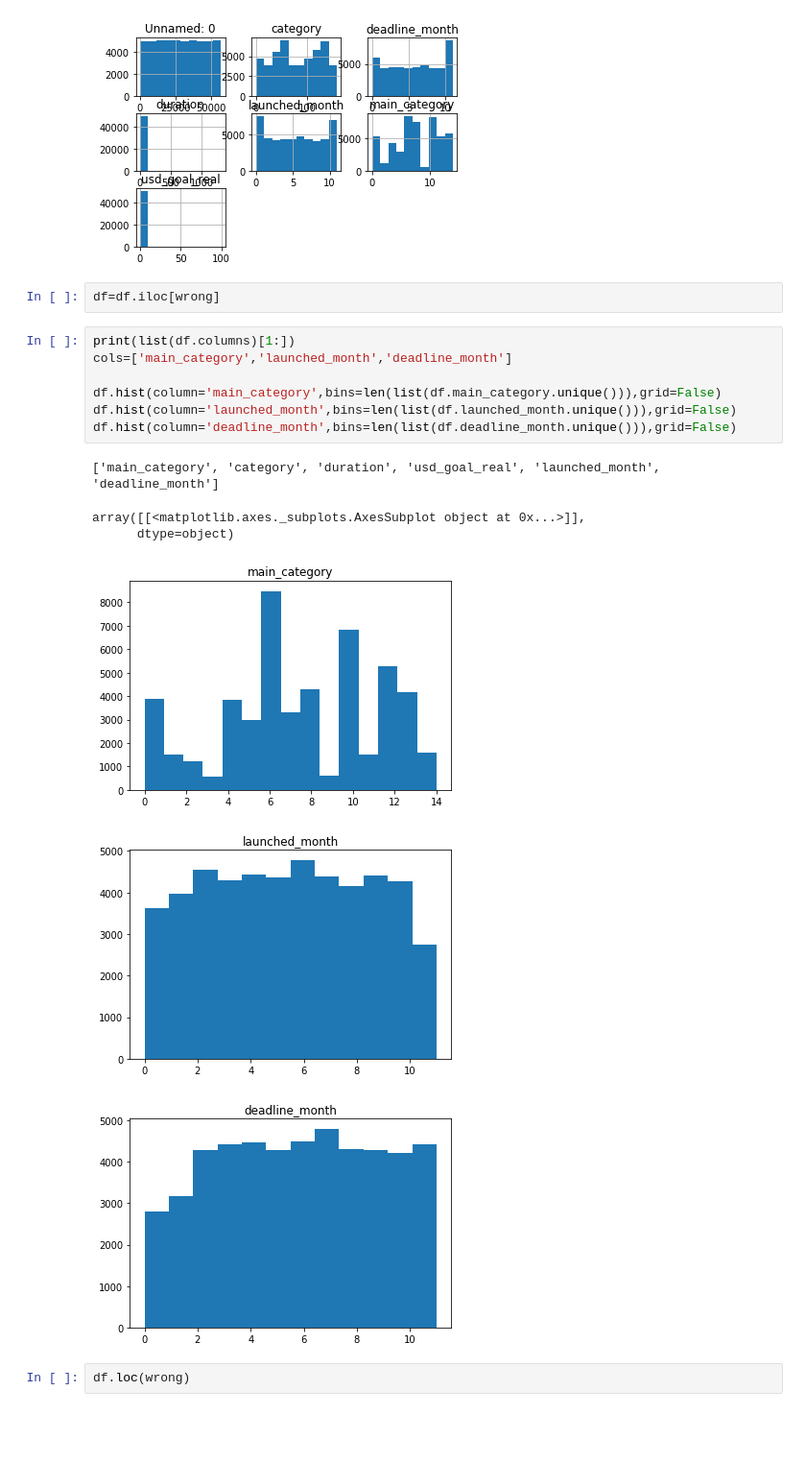
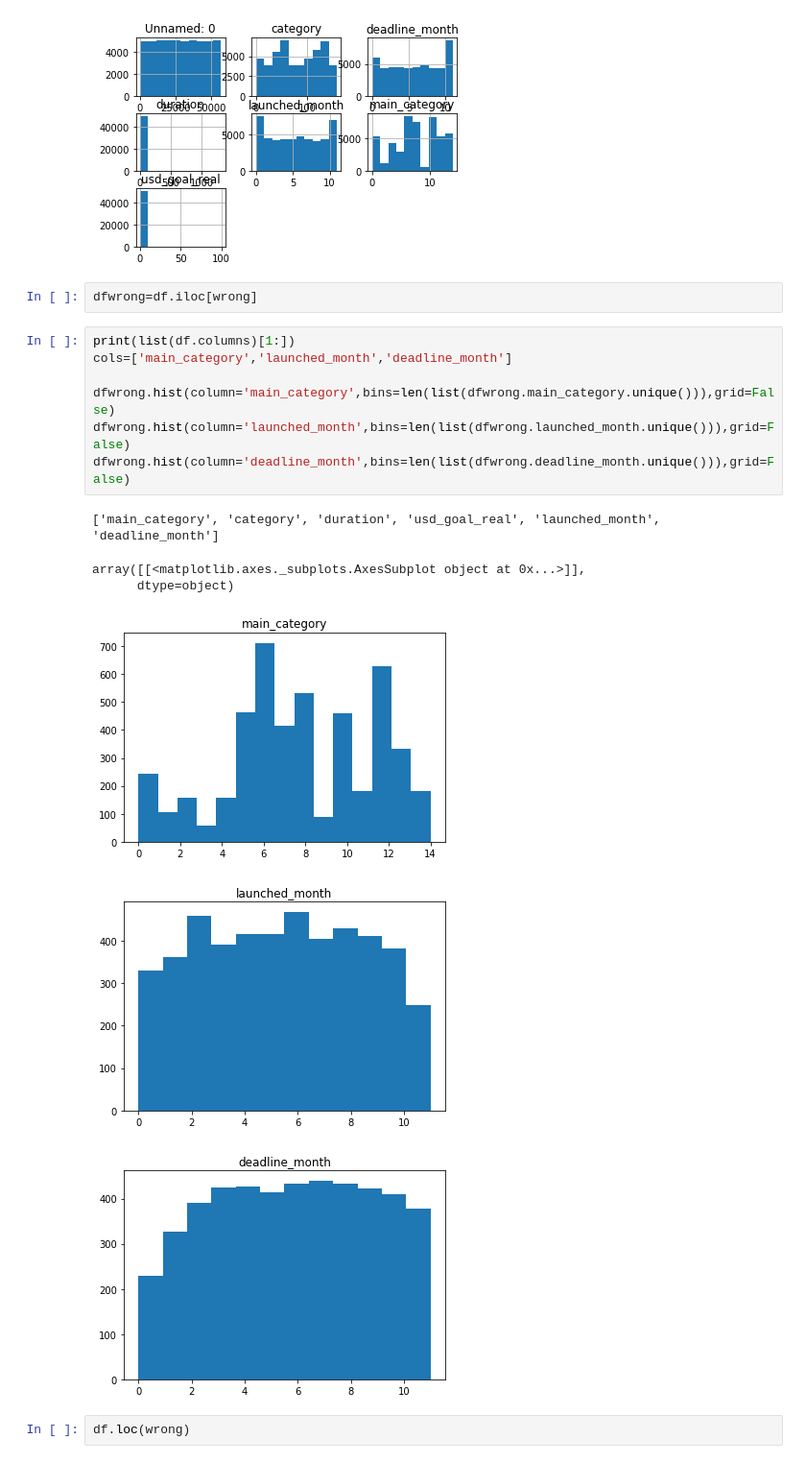
Before and after one commit to michaelmdresser/csci5622project, a Jupyter notebook: Error Analysis.ipynb, the cells around one changed output. Shown: that part at 96% size. Cells and saved outputs as stored; diff of their text form; blank space fills up the shorter version.

Commit message:
'histograms'

```diff
--- a/Error Analysis.ipynb
+++ b/Error Analysis.ipynb
@@ -152,20 +178,20 @@ array([[<matplotlib.axes._subplots.AxesSubplot object at 0x...>,
       dtype=object)
 [figure]
 # %%
-df=df.iloc[wrong]
+dfwrong=df.iloc[wrong]
 # %%
 print(list(df.columns)[1:])
 cols=['main_category','launched_month','deadline_month']
 
-df.hist(column='main_category',bins=len(list(df.main_category.unique())),grid=False)
-df.hist(column='launched_month',bins=len(list(df.launched_month.unique())),grid=False)
-df.hist(column='deadline_month',bins=len(list(df.deadline_month.unique())),grid=False)
+dfwrong.hist(column='main_category',bins=len(list(dfwrong.main_category.unique())),grid=False)
+dfwrong.hist(column='launched_month',bins=len(list(dfwrong.launched_month.unique())),grid=False)
+dfwrong.hist(column='deadline_month',bins=len(list(dfwrong.deadline_month.unique())),grid=False)
 # %% [output]
 ['main_category', 'category', 'duration', 'usd_goal_real', 'launched_month', 'deadline_month']
 array([[<matplotlib.axes._subplots.AxesSubplot object at 0x...>]],
       dtype=object)
-[figure, old version]
+[figure, new version]
-[figure, old version]
+[figure, new version]
-[figure, old version]
+[figure, new version]
 # %%
 df.loc(wrong)
```
Also changed, not shown: parts of 3 cells of this notebook.
